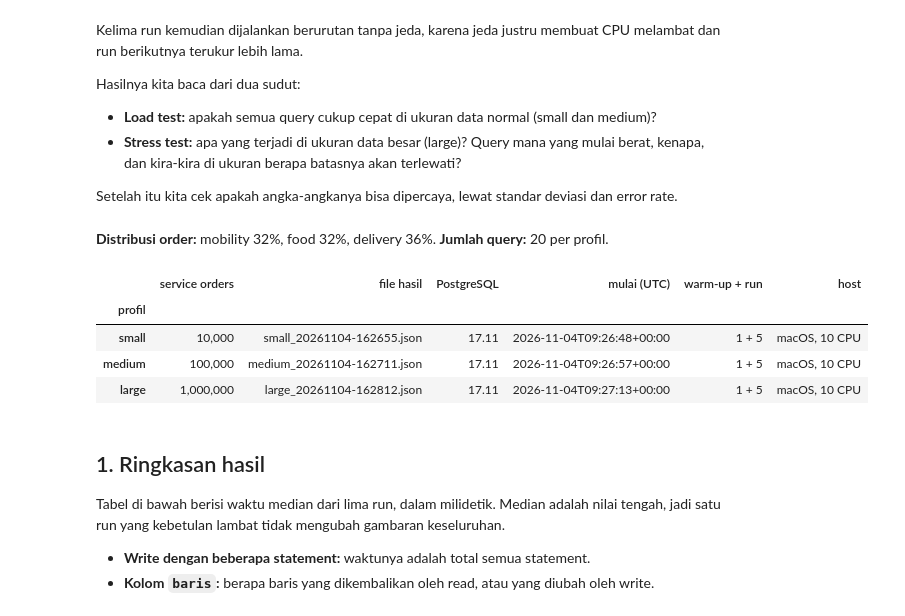
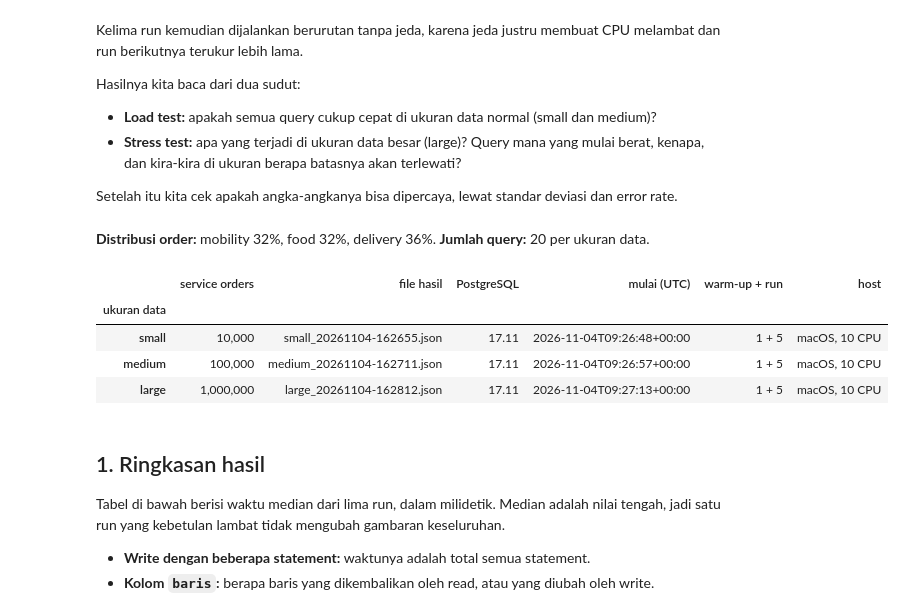
Before and after one commit to RunningPie/if5101-grab-db-lab, a Jupyter notebook: notebook/volume_test.ipynb, the cells around one changed output. Cells and saved outputs as stored; diff of their text form; code cells hidden in the pictures.

```diff
--- a/notebook/volume_test.ipynb
+++ b/notebook/volume_test.ipynb
@@ -83,38 +83,38 @@ for profile in PROFILES:
     path = latest(f'{profile}_*.json')
     data = json.loads(path.read_text())
     EXECUTIONS[profile] = data['warmup_runs'] + data['timed_runs']
     TIMED_RUNS[profile] = data['timed_runs']
     meta.append({
-        'profil': profile,
+        'ukuran data': profile,
         'service orders': f'{ORDERS[profile]:,}',
         'file hasil': path.name,
         'PostgreSQL': data['postgres_version'].split()[0],
         'mulai (UTC)': data['started_at'],
         'warm-up + run': f"{data['warmup_runs']} + {data['timed_runs']}",
         'host': f"{data['host']['platform'].split('-')[0]}, {data['host']['cpu_count']} CPU",
     })
     for query in data['queries']:
         rows.append({'profile': profile, 'query': query['query'], 'title': query['title'],
                      'median_ms': query['median_ms'], 'min_ms': query['min_ms'], 'max_ms': query['max_ms'],
                      'mean_ms': query['mean_ms'], 'stdev_ms': query['stdev_ms'], 'rows': query['rows'],
                      'times_ms': query['times_ms'], 'rows_per_run': query['rows_per_run'],
                      **plan_facts(query['plans'])})
 
 bench = pd.DataFrame(rows)
 bench['category'] = bench['query'].map(category)
 bench['orders'] = bench['profile'].map(ORDERS)
 bench['cv_pct'] = 100 * bench['stdev_ms'] / bench['mean_ms']
 bench['profile'] = pd.Categorical(bench['profile'], PROFILES, ordered=True)
 bench['query'] = pd.Categorical(bench['query'], QUERY_ORDER, ordered=True)
 bench = bench.sort_values(['profile', 'query']).reset_index(drop=True)
 
 distribution = ', '.join(f'{kind} {share:.0%}' for kind, share in config['order_distribution'].items())
-display(Markdown(f'**Distribusi order:** {distribution}. **Jumlah query:** {bench["query"].nunique()} per profil.'))
-display(pd.DataFrame(meta).set_index('profil'))
+display(Markdown(f'**Distribusi order:** {distribution}. **Jumlah query:** {bench["query"].nunique()} per ukuran data.'))
+display(pd.DataFrame(meta).set_index('ukuran data'))
 # %% [output]
-**Distribusi order:** mobility 32%, food 32%, delivery 36%. **Jumlah query:** 20 per profil.
+**Distribusi order:** mobility 32%, food 32%, delivery 36%. **Jumlah query:** 20 per ukuran data.
 |  | service orders | file hasil | PostgreSQL | mulai (UTC) | warm-up + run | host |
-| profil |  |  |  |  |  |  |
+| ukuran data |  |  |  |  |  |  |
 | small | 10,000 | small_20261104-162655.json | 17.11 | 2026-11-04T09:26:48+00:00 | 1 + 5 | macOS, 10 CPU |
 | medium | 100,000 | medium_20261104-162711.json | 17.11 | 2026-11-04T09:26:57+00:00 | 1 + 5 | macOS, 10 CPU |
 | large | 1,000,000 | large_20261104-162812.json | 17.11 | 2026-11-04T09:27:13+00:00 | 1 + 5 | macOS, 10 CPU |
```
Also changed, not shown: parts of 6 cells of this notebook.
